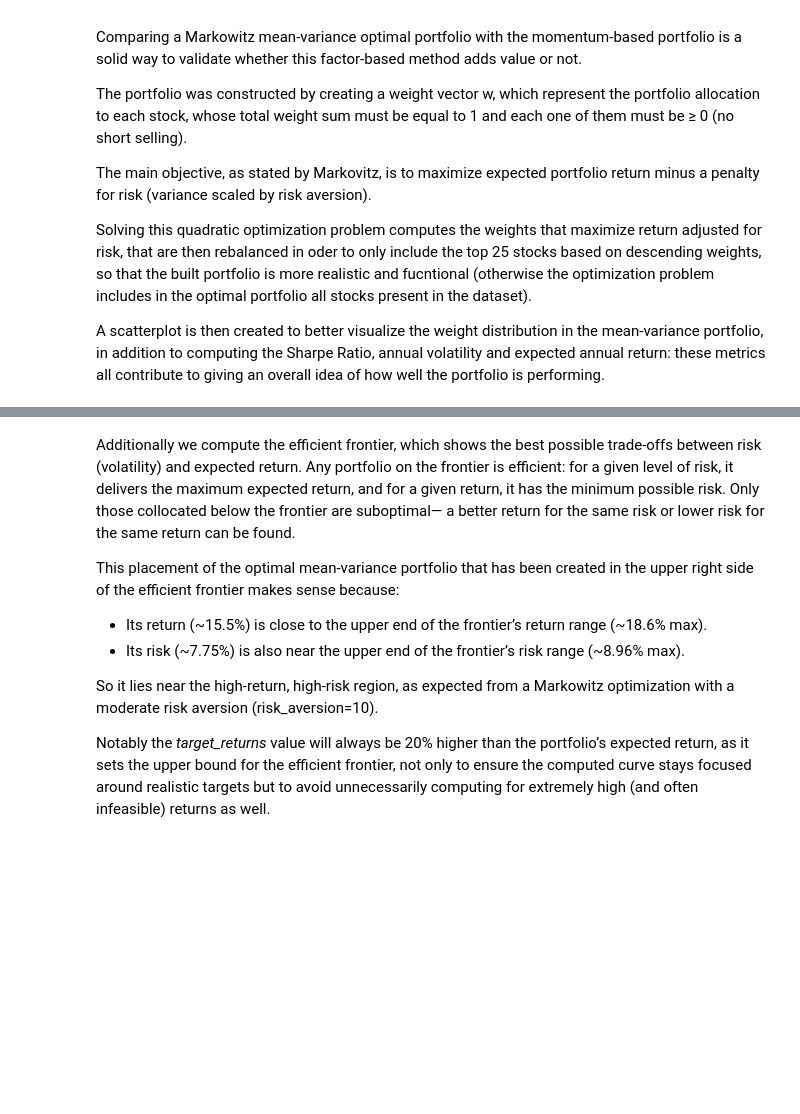
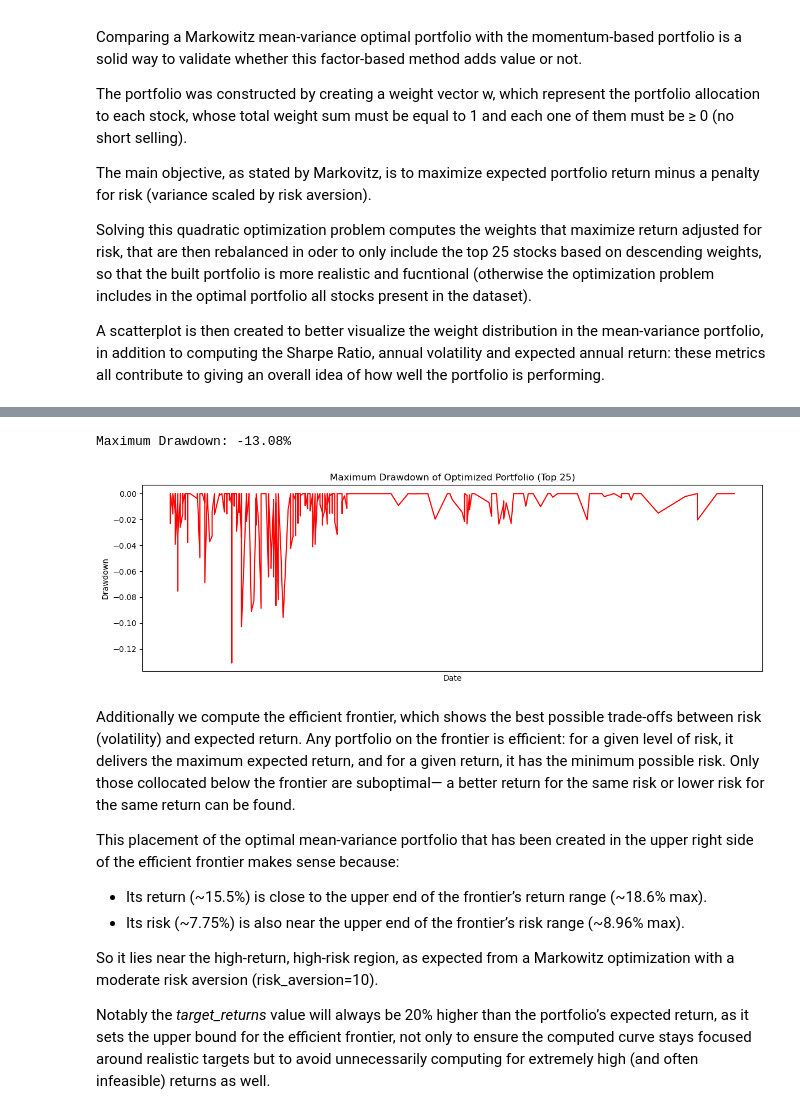
Before and after one commit to LucreziaPenati/Financial-Market-Analytics-Project, a Jupyter notebook: Python_scripts/momentum_investing.ipynb, the cells around one changed output, grey strips where cells are left out. Saved outputs shown, nothing was run; the diff lists cells and outputs as text; code cells hidden in the pictures; blank space fills up the shorter version.

Commit message:
Add drawdown logic

```diff
--- a/Python_scripts/momentum_investing.ipynb
+++ b/Python_scripts/momentum_investing.ipynb
@@ -332,6 +332,39 @@ Markowitz Optimal Portfolio (Top 25 assets):
 Expected Annual Return: 0.1547
 Annual Volatility: 0.0775
 Sharpe Ratio: 1.9963
+# %%
+# --- Calculate Time Series of Portfolio Returns ---
+
+# Get historical monthly returns for the selected assets
+selected_returns = monthly_returns[top_25.index]
+
+# Compute portfolio monthly returns using the optimized weights
+portfolio_returns = selected_returns @ final_weights
+
+# Convert to cumulative return series (starting from 1)
+cumulative_returns = (1 + portfolio_returns).cumprod()
+
+# Compute running maximum
+running_max = cumulative_returns.cummax()
+
+# Compute drawdown
+drawdown = (cumulative_returns - running_max) / running_max
+
+# Maximum drawdown
+max_drawdown = drawdown.min()
+
+print(f"Maximum Drawdown: {max_drawdown:.2%}")
+
+# --- Plot Drawdown ---
+plt.figure(figsize=(12, 4))
+drawdown.plot(color='red', title='Maximum Drawdown of Optimized Portfolio (Top 25)')
+plt.ylabel("Drawdown")
+plt.xlabel("Date")
+plt.tight_layout()
+plt.show()
+# %% [output]
+Maximum Drawdown: -13.08%
+[figure, added]
 # %% [markdown]
 Additionally we compute the efficient frontier, which shows the best possible trade-offs between risk (volatility) and expected return. Any portfolio on the frontier is efficient: for a given level of risk, it delivers the maximum expected return, and for a given return, it has the minimum possible risk. Only those collocated below the frontier are suboptimal— a better return for the same risk or lower risk for the same return can be found.
 
```
Also changed, not shown: parts of 6 cells of this notebook.
